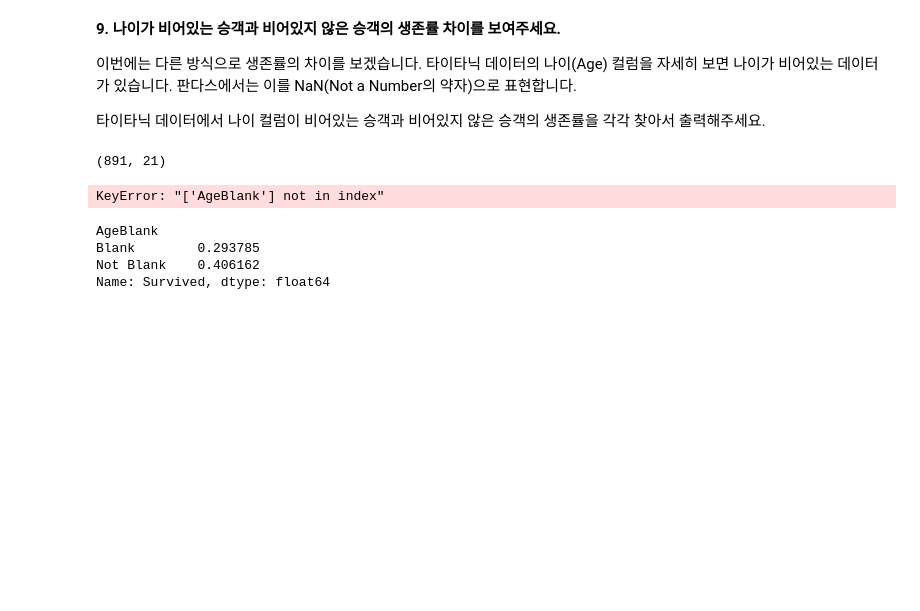
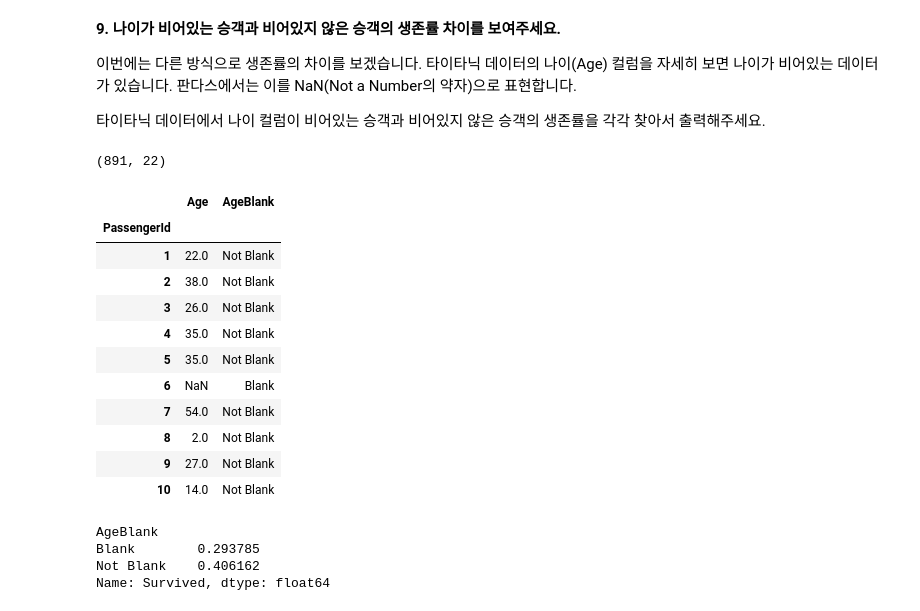
Before and after one commit to sunyeongchoi/mypython, a Jupyter notebook: webscrap_source/05-explore-titanic-using-pandas(question).ipynb, the cells around one changed output. Cells and saved outputs as stored; diff of their text form; code cells hidden in the pictures; blank space fills up the shorter version.

```diff
--- a/webscrap_source/05-explore-titanic-using-pandas(question).ipynb
+++ b/webscrap_source/05-explore-titanic-using-pandas(question).ipynb
@@ -626,21 +626,32 @@ Name: Survived, dtype: float64
 # %%
 # **** <문제24> ****
 # isnull 함수를 활용해 나이 컬럼이 비어있는 승객만 색인합니다.
 # 이 데이터에서 AgeBlank라는 새로운 컬럼을 만든 뒤, 여기에 "Blank"라는 값을 넣습니다.
-
+train.loc[train['Age'].isnull(),'AgeBlank']='Blank'
 
 # 비슷한 방식으로 notnull 함수를 활용하여 AgeBlank 컬럼에 "Not Blank"라는 값을 넣습니다.
-
+train.loc[train['Age'].notnull(),'AgeBlank']='Not Blank'
 
 # train 변수에 할당된 데이터의 행렬 사이즈를 출력합니다.
 # 출력은 (row, column) 으로 표시됩니다.
 print(train.shape)
 
 # 나이(Age) 컬럼과 AgeBlank 컬럼을 출력하여 비교합니다.
 train[["Age", "AgeBlank"]].head(10)
 # %% [output]
-(891, 21)
+(891, 22)
-KeyError: "['AgeBlank'] not in index"
+|  | Age | AgeBlank |
+| PassengerId |  |  |
+| 1 | 22.0 | Not Blank |
+| 2 | 38.0 | Not Blank |
+| 3 | 26.0 | Not Blank |
+| 4 | 35.0 | Not Blank |
+| 5 | 35.0 | Not Blank |
+| 6 | NaN | Blank |
+| 7 | 54.0 | Not Blank |
+| 8 | 2.0 | Not Blank |
+| 9 | 27.0 | Not Blank |
+| 10 | 14.0 | Not Blank |
 # %%
 # **** <문제25> ****
 # 타이타닉 데이터를 AgeBlank 기준으로 그룹화합니다.
```
